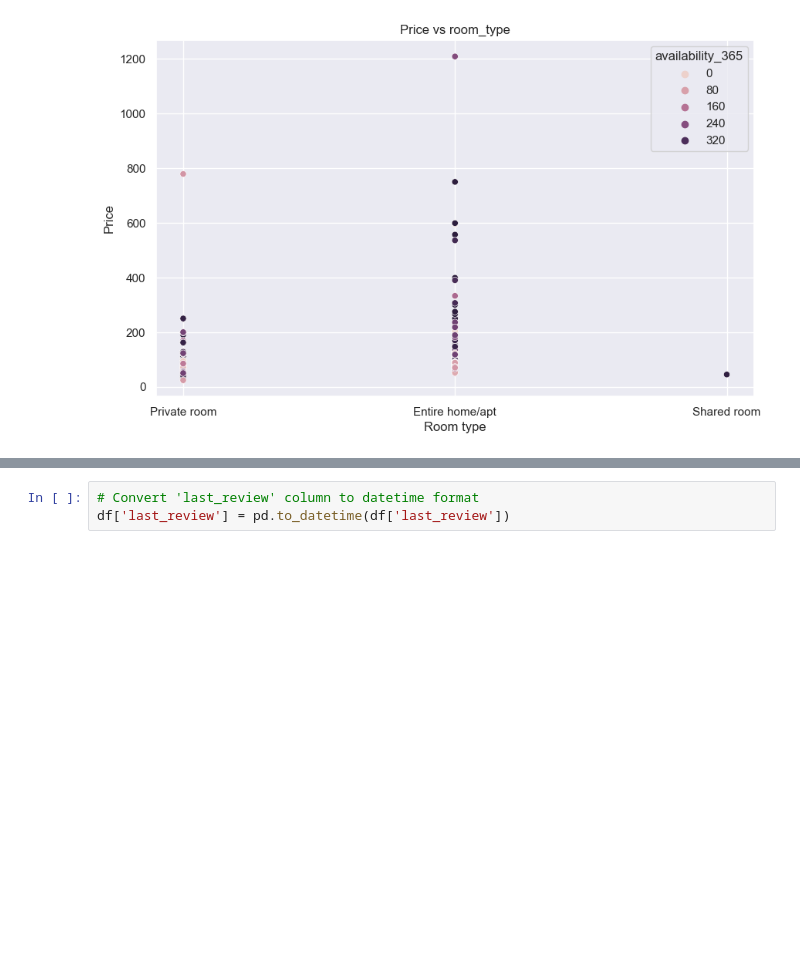
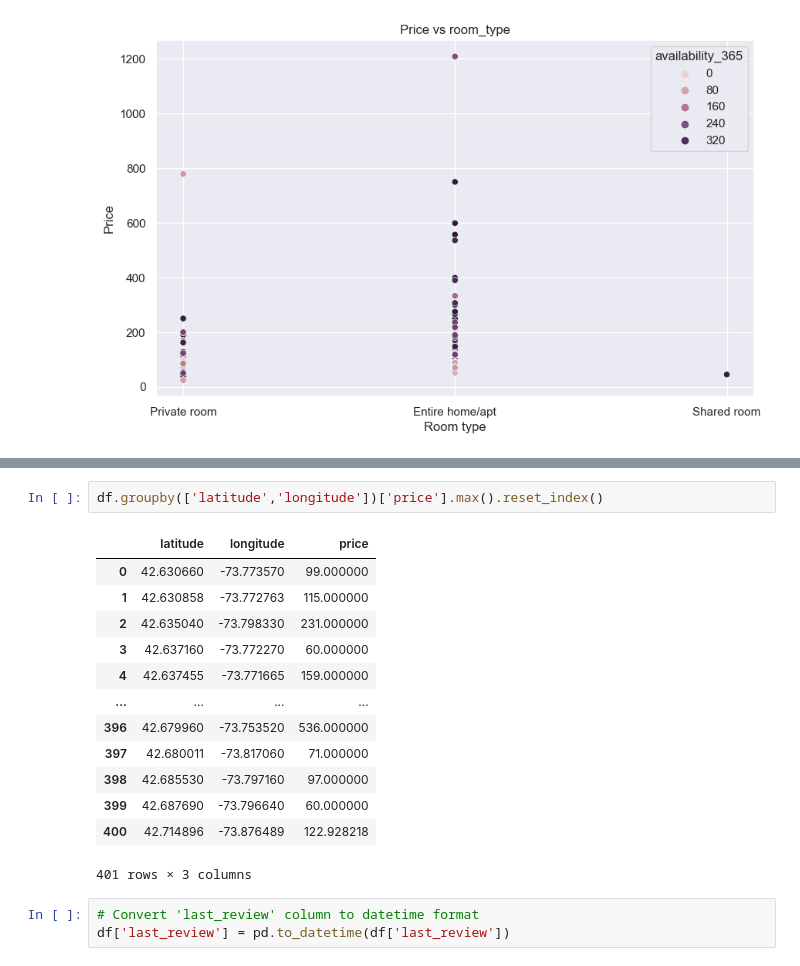
Before and after one commit to elhassan-othman/Airbnb-EDA-Project, a Jupyter notebook: Airbnb_Listing_EDA.ipynb, the cells around one changed output, grey strips where cells are left out. Saved outputs shown, nothing was run; the diff lists cells and outputs as text; blank space fills up the shorter version.

```diff
--- a/Airbnb_Listing_EDA.ipynb
+++ b/Airbnb_Listing_EDA.ipynb
@@ -636,3 +644,19 @@ plt.show()
+# %%
+df.groupby(['latitude','longitude'])['price'].max().reset_index()
+# %% [output]
+|  | latitude | longitude | price |
+| 0 | 42.630660 | -73.773570 | 99.000000 |
+| 1 | 42.630858 | -73.772763 | 115.000000 |
+| 2 | 42.635040 | -73.798330 | 231.000000 |
+| 3 | 42.637160 | -73.772270 | 60.000000 |
+| 4 | 42.637455 | -73.771665 | 159.000000 |
+| ... | ... | ... | ... |
+| 396 | 42.679960 | -73.753520 | 536.000000 |
+| 397 | 42.680011 | -73.817060 | 71.000000 |
+| 398 | 42.685530 | -73.797160 | 97.000000 |
+| 399 | 42.687690 | -73.796640 | 60.000000 |
+| 400 | 42.714896 | -73.876489 | 122.928218 |
+401 rows × 3 columns
 # %%
 # Convert 'last_review' column to datetime format
 df['last_review'] = pd.to_datetime(df['last_review'])
```
Also changed, not shown: parts of 29 cells of this notebook.
